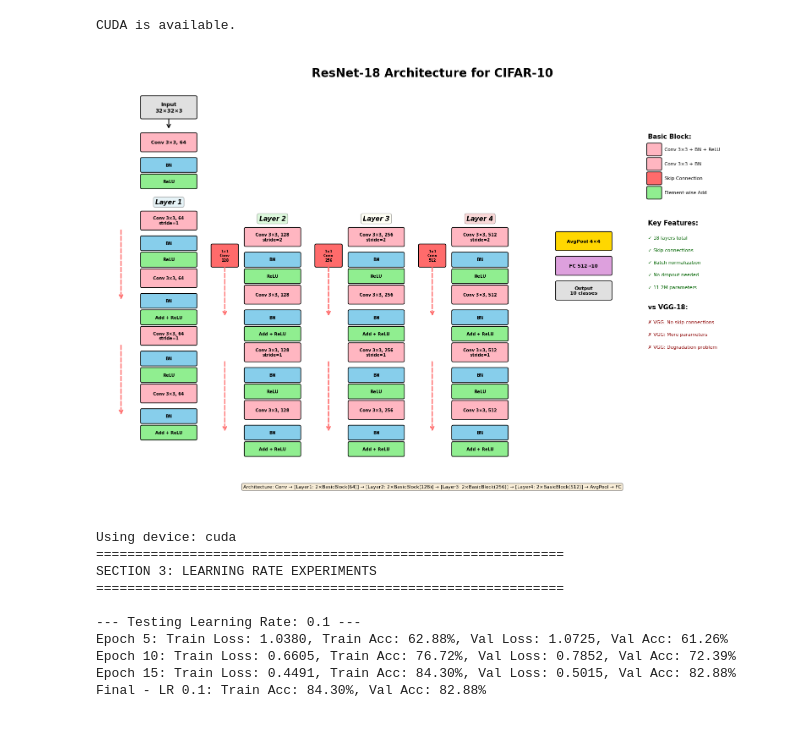
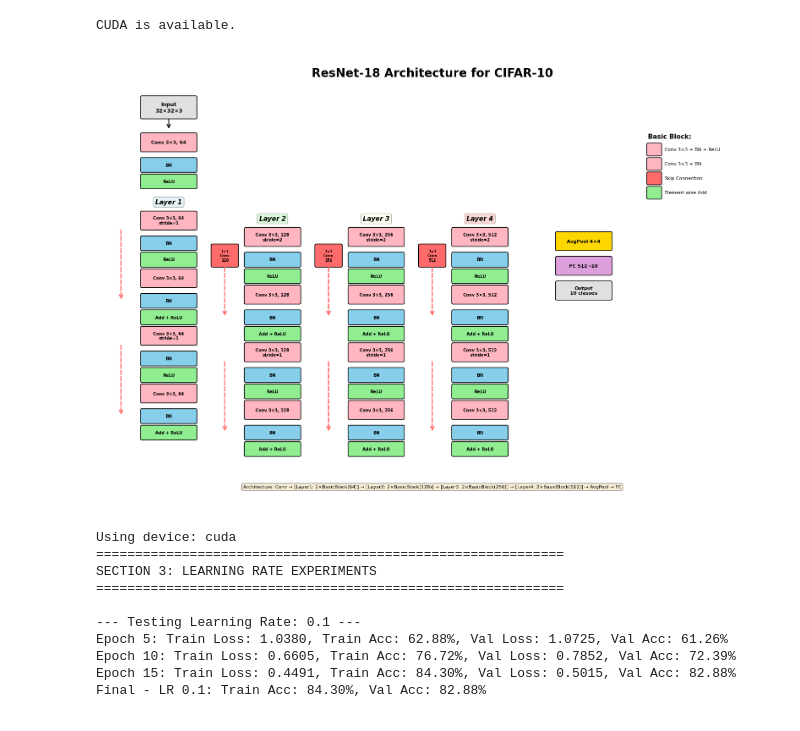
Before and after one commit to rashmikbhat/ResNet18, a Jupyter notebook: ResNet_18_final_version.ipynb, the cells around one changed output. Cells and saved outputs as stored; diff of their text form; code cells hidden in the pictures.

```diff
--- a/ResNet_18_final_version.ipynb
+++ b/ResNet_18_final_version.ipynb
@@ -430,60 +430,60 @@ def visualize_resnet_architecture():
         ('Conv 3×3 + BN', color_conv),
         ('Skip Connection', color_residual),
         ('Element-wise Add', color_relu),
     ]
 
     for item, color in legend_items:
         draw_block(legend_x, legend_y, 0.3, 0.25, color, '', 6)
         ax.text(legend_x + 0.4, legend_y + 0.125, item, fontsize=8, va='center')
         legend_y -= 0.35
 
-    # Key Features
-    legend_y -= 0.3
-    ax.text(legend_x, legend_y, 'Key Features:', fontsize=11, fontweight='bold')
-    legend_y -= 0.35
+    # # Key Features
+    # legend_y -= 0.3
+    # ax.text(legend_x, legend_y, 'Key Features:', fontsize=11, fontweight='bold')
+    # legend_y -= 0.35
 
-    features = [
-        '✓ 18 layers total',
-        '✓ Skip connections',
-        '✓ Batch normalization',
-        '✓ No dropout needed',
-        '✓ 11.2M parameters',
-    ]
+    # features = [
+    #     '✓ 18 layers total',
+    #     '✓ Skip connections',
+    #     '✓ Batch normalization',
+    #     '✓ No dropout needed',
+    #     '✓ 11.2M parameters',
+    # ]
 
-    for feature in features:
-        ax.text(legend_x, legend_y, feature, fontsize=8, color='darkgreen')
-        legend_y -= 0.3
+    # for feature in features:
+    #     ax.text(legend_x, legend_y, feature, fontsize=8, color='darkgreen')
+    #     legend_y -= 0.3
 
-    # vs VGG comparison
-    legend_y -= 0.2
-    ax.text(legend_x, legend_y, 'vs VGG-18:', fontsize=11, fontweight='bold')
-    legend_y -= 0.35
+    # # vs VGG comparison
+    # legend_y -= 0.2
+    # ax.text(legend_x, legend_y, 'vs VGG-18:', fontsize=11, fontweight='bold')
+    # legend_y -= 0.35
 
-    comparisons = [
-        '✗ VGG: No skip connections',
-        '✗ VGG: More parameters',
-        '✗ VGG: Degradation problem',
-    ]
+    # comparisons = [
+    #     '✗ VGG: No skip connections',
+    #     '✗ VGG: More parameters',
+    #     '✗ VGG: Degradation problem',
+    # ]
 
-    for comp in comparisons:
-        ax.text(legend_x, legend_y, comp, fontsize=8, color='darkred')
-        legend_y -= 0.3
+    # for comp in comparisons:
+    #     ax.text(legend_x, legend_y, comp, fontsize=8, color='darkred')
+    #     legend_y -= 0.3
 
     # Add architecture summary at bottom
     summary_y = 0.5
     summary_text = 'Architecture: Conv → [Layer1: 2×BasicBlock(64)] → [Layer2: 2×BasicBlock(128)] → [Layer3: 2×BasicBlock(256)] → [Layer4: 2×BasicBlock(512)] → AvgPool → FC'
     ax.text(8, summary_y, summary_text, fontsize=8, ha='center',
            bbox=dict(boxstyle='round', facecolor='wheat', alpha=0.5))
 
     plt.tight_layout()
     plt.savefig('resnet18_architecture.png', dpi=300, bbox_inches='tight', facecolor='white')
     plt.show()
     #print("✓ ResNet-18 architecture diagram saved as 'resnet18_architecture.png'")
 
 # Call this function to generate the diagram
 visualize_resnet_architecture()
 # %% [output]
-[figure, old version]
+[figure, new version]
 # %%
 # ===========================
 # Main experiments
```
